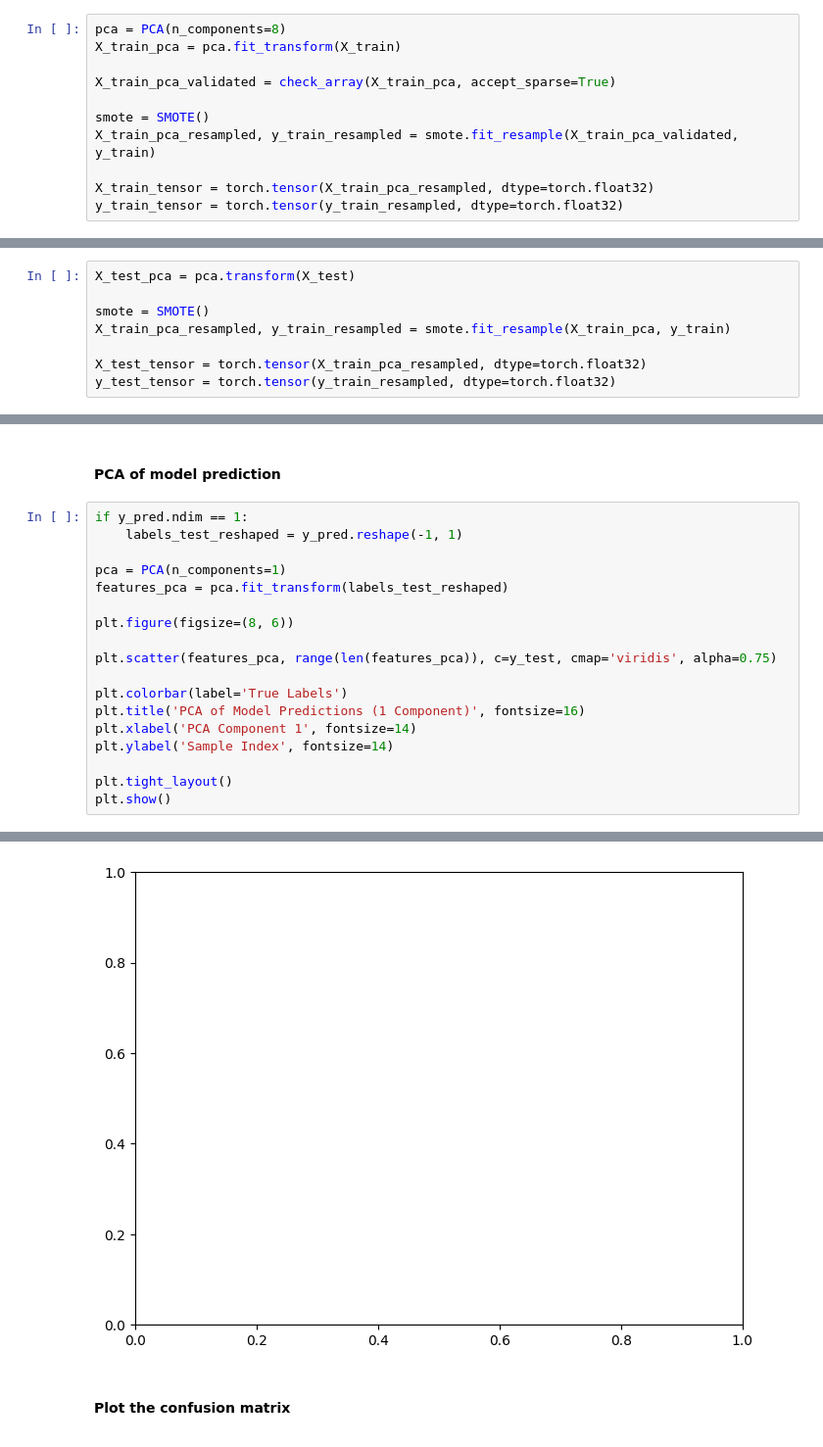
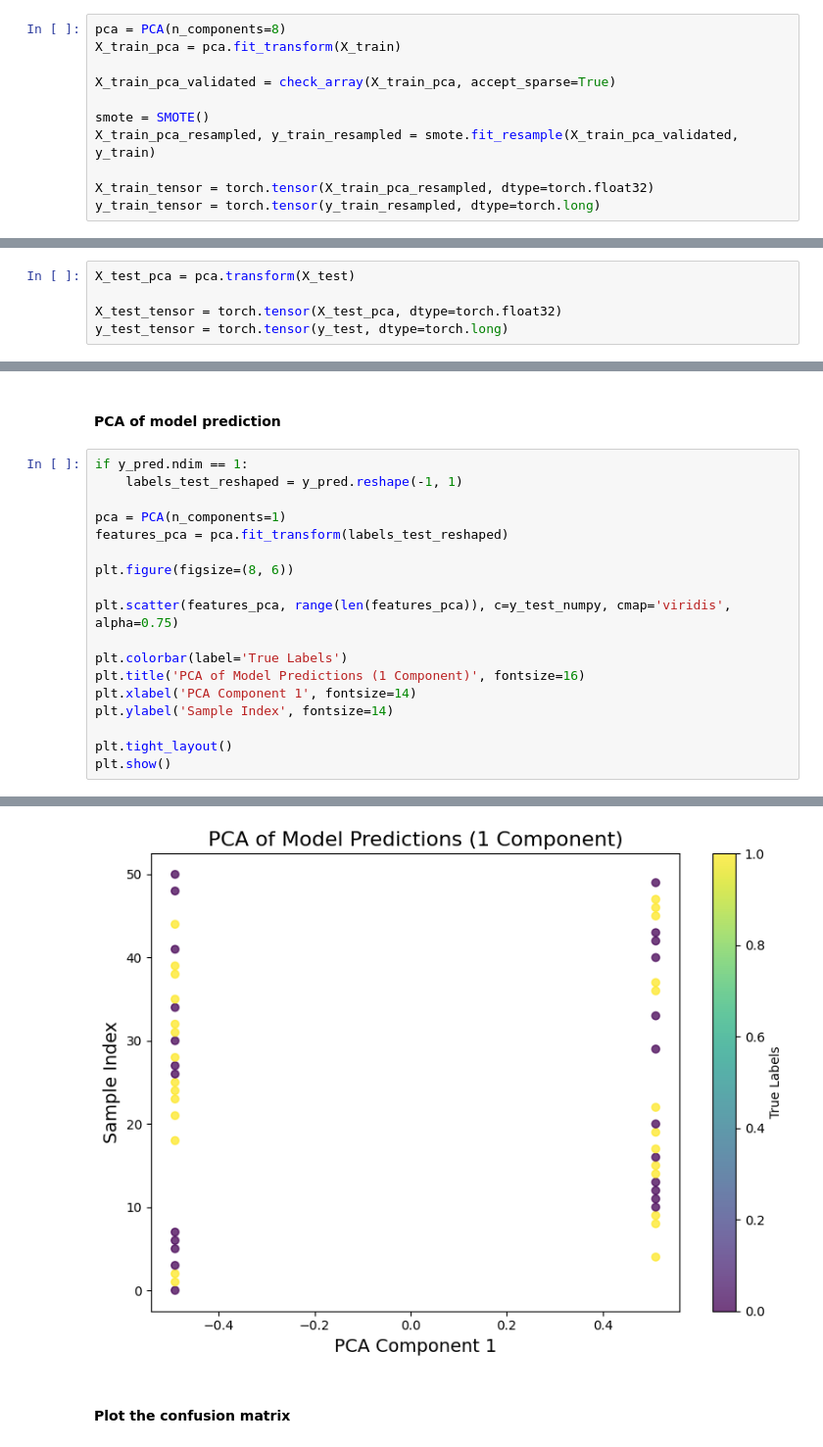
Before and after one commit to ketayon/BRAIN_TUMOR_DETECTION, a Jupyter notebook: FidelityQuantumKernel_qiskit_brain_tumor_detection.ipynb, the cells around one changed output, grey strips where cells are left out. Shown at 98% size. Saved outputs shown, nothing was run; the diff lists cells and outputs as text.

```diff
--- a/FidelityQuantumKernel_qiskit_brain_tumor_detection.ipynb
+++ b/FidelityQuantumKernel_qiskit_brain_tumor_detection.ipynb
@@ -214,17 +215,14 @@ smote = SMOTE()
 X_train_pca_resampled, y_train_resampled = smote.fit_resample(X_train_pca_validated, y_train)
 
 X_train_tensor = torch.tensor(X_train_pca_resampled, dtype=torch.float32)
-y_train_tensor = torch.tensor(y_train_resampled, dtype=torch.float32)
+y_train_tensor = torch.tensor(y_train_resampled, dtype=torch.long)
 # %% [markdown]
 #### Test data
 # %%
 X_test_pca = pca.transform(X_test)
 
-smote = SMOTE()
-X_train_pca_resampled, y_train_resampled = smote.fit_resample(X_train_pca, y_train)
-
-X_test_tensor = torch.tensor(X_train_pca_resampled, dtype=torch.float32)
-y_test_tensor = torch.tensor(y_train_resampled, dtype=torch.float32)
+X_test_tensor = torch.tensor(X_test_pca, dtype=torch.float32)
+y_test_tensor = torch.tensor(y_test, dtype=torch.long)
 # %% [markdown]
 #### Ensure data is in NumPy format for SVC
 # %%
@@ -433,7 +447,7 @@ features_pca = pca.fit_transform(labels_test_reshaped)
 
 plt.figure(figsize=(8, 6))
 
-plt.scatter(features_pca, range(len(features_pca)), c=y_test, cmap='viridis', alpha=0.75)
+plt.scatter(features_pca, range(len(features_pca)), c=y_test_numpy, cmap='viridis', alpha=0.75)
 
 plt.colorbar(label='True Labels')
 plt.title('PCA of Model Predictions (1 Component)', fontsize=16)
@@ -447,4 +460,4 @@ ValueError: 'c' argument has 51 elements, which is inconsistent with 'x' and 'y'
-[figure, old version]
+[figure, new version]
 # %% [markdown]
 #### Plot the confusion matrix
 # %%
```
Also changed, not shown: parts of 16 cells of this notebook, 7 other files.
